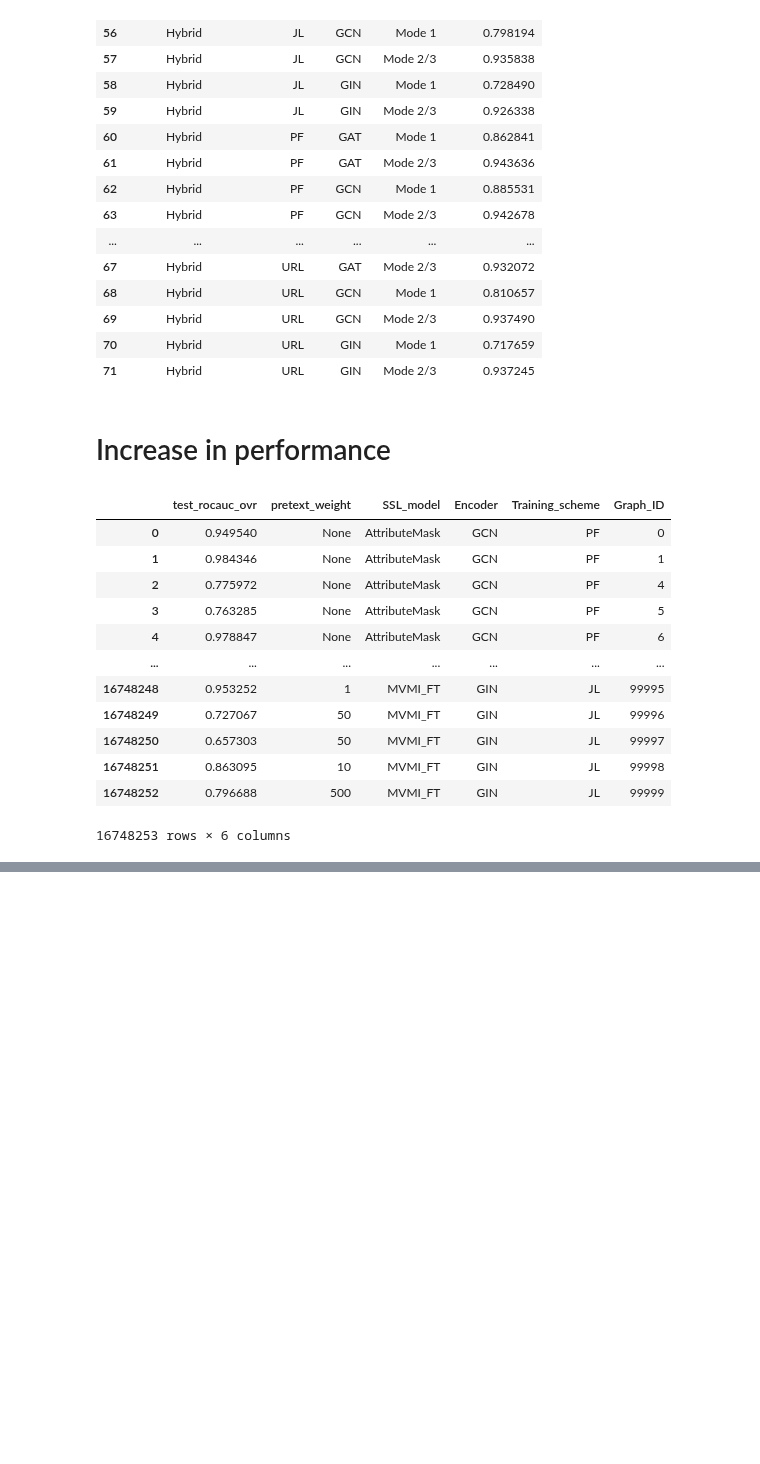
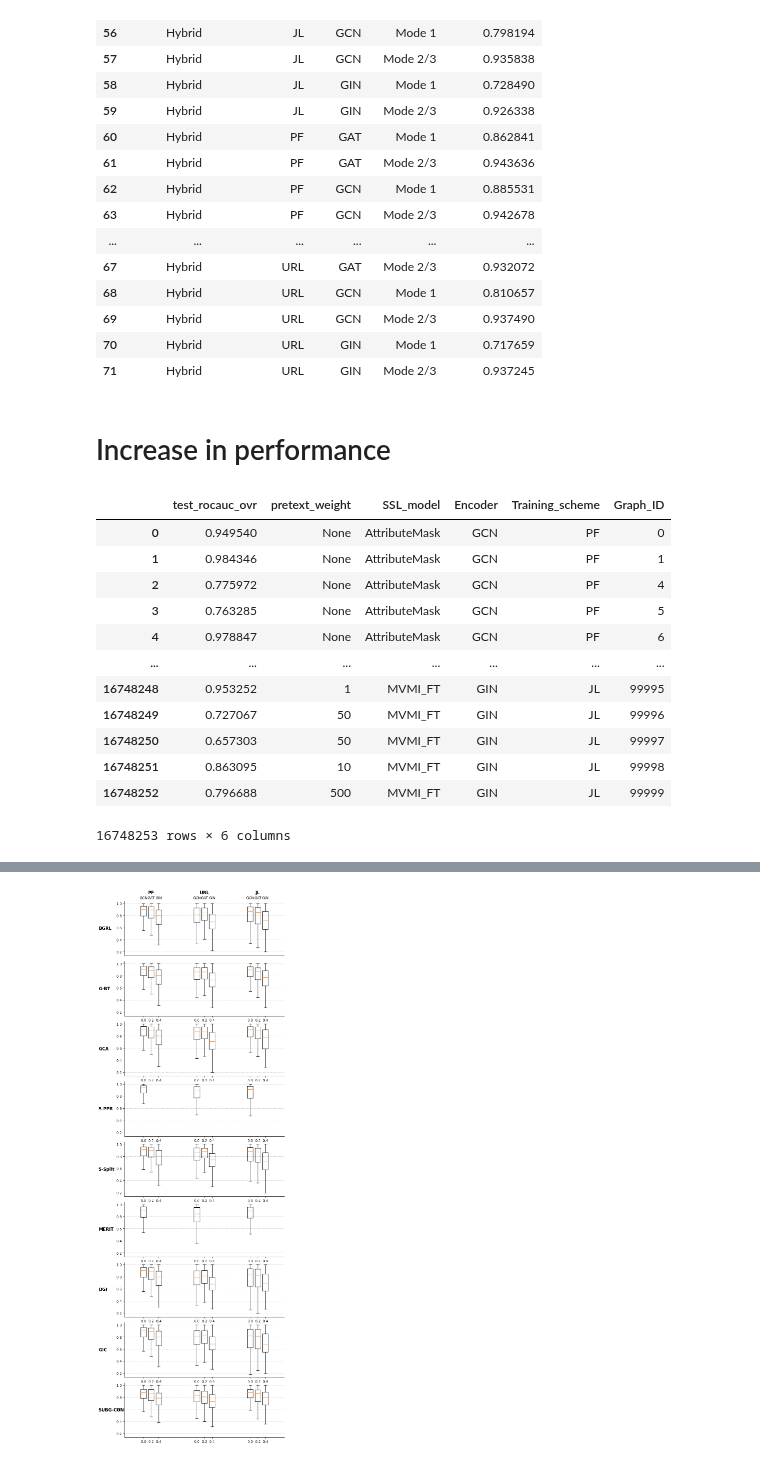
Before and after one commit to ITU-Thesis/graphworld, a Jupyter notebook: evaluation/global_analysis.ipynb, the cells around one changed output, grey strips where cells are left out. Saved outputs shown, nothing was run; the diff lists cells and outputs as text; code cells hidden in the pictures; blank space fills up the shorter version.

```diff
--- a/evaluation/global_analysis.ipynb
+++ b/evaluation/global_analysis.ipynb
@@ -417,0 +453,73 @@ encoder_mean[encoder_mean.SSL_category == HYBRID_CATEGORY]
+# %%
+def plot_bars(df):
+    encoder_positions = { 'GCN': 0, 'GAT': 0.2, 'GIN': 0.4 }
+    MODELS = df.SSL_model.unique()
+    fig = plt.figure(figsize=(8, len(MODELS) * 3))
+    outer = gridspec.GridSpec(nrows=len(MODELS), ncols=1, wspace=0, hspace=0.1)
+
+    # Model
+    for model_i, model in enumerate(MODELS):
+        model_df = df[df.SSL_model == model]
+        inner = gridspec.GridSpecFromSubplotSpec(nrows=1, ncols=3, subplot_spec=outer[model_i, 0], wspace=0, hspace=0)
+
+        # Training scheme
+        for training_i, training_scheme in enumerate(TRAINING_SCHEMES):
+            model_training_df = model_df[model_df.Training_scheme == training_scheme]
+            ax = plt.Subplot(fig, inner[training_i])
+            ax.yaxis.grid(True, linestyle='--', linewidth=0.7, alpha=0.6)
+
+            # Add a subtitle for the model
+            if model_i == 0:
+                ax.set_title(training_scheme, fontsize=12, fontweight='bold')
+                ax.set_xticklabels(ENCODERS)
+                ax.xaxis.tick_top()
+                ax.tick_params(axis='x', length=0)
+            else:
+                ax.set_xticks([])
+                ax.set_xticklabels([])
+
+
+            if not (training_i == 0):
+                ax.tick_params(axis='y', length=0)
+                ax.set_yticklabels([])
+                # ax.set_yticks([])
+                ax.spines['left'].set_visible(False)
+            else:
+                ypos = inner[training_i].get_position(fig).y0 + 0.5 * inner[training_i].get_position(fig).height
+                fig.text(0.00, ypos, model_abbreviations[model], fontweight='bold', fontsize=12, ha='left', va='center')
+
+            ax.spines['top'].set_visible(False)
+            ax.spines['bottom'].set_visible(True)
+            ax.spines['right'].set_visible(False)
+
+
+            data_points, positions, quantiles, medians = [], [], [], []
+            # Encoder
+            for encoder_i, encoder in enumerate(ENCODERS):
+                model_training_encoder_df = model_training_df[model_training_df.Encoder == encoder]
+
+                data_points += [model_training_encoder_df[TEST_METRIC]]
+                positions += [encoder_positions[encoder]]
+
+
+
+
+            ax.boxplot(data_points, notch=False, vert=True, showfliers=False, positions=positions)
+
+
+            fig.add_subplot(ax)
+
+
+
+    # Find the minimum and maximum x values across all subplots
+    min_y, max_y = float('inf'), float('-inf')
+    for ax in fig.get_axes():
+        min_y = min(min_y, ax.get_ylim()[0])
+        max_y = max(max_y, ax.get_ylim()[1])
+
+    # Set the same x-axis limits across all subplots
+    for ax in fig.get_axes():
+        ax.set_ylim(min_y, max_y)
+plot_bars(df_ssl[df_ssl.SSL_category == CONTRAST_BASED])
+# %% [output]
+[figure, added]
```
Also changed, not shown: parts of 15 cells of this notebook, 5 other files.
